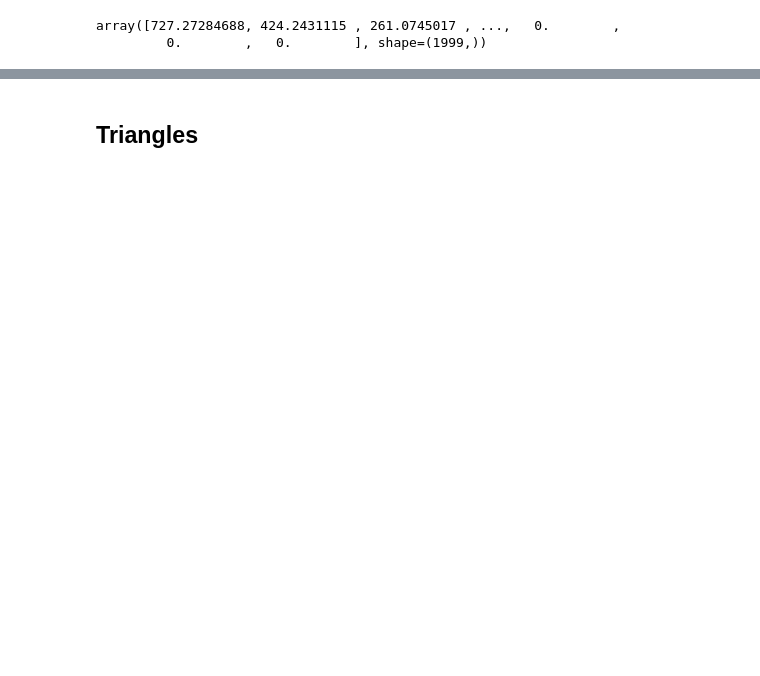
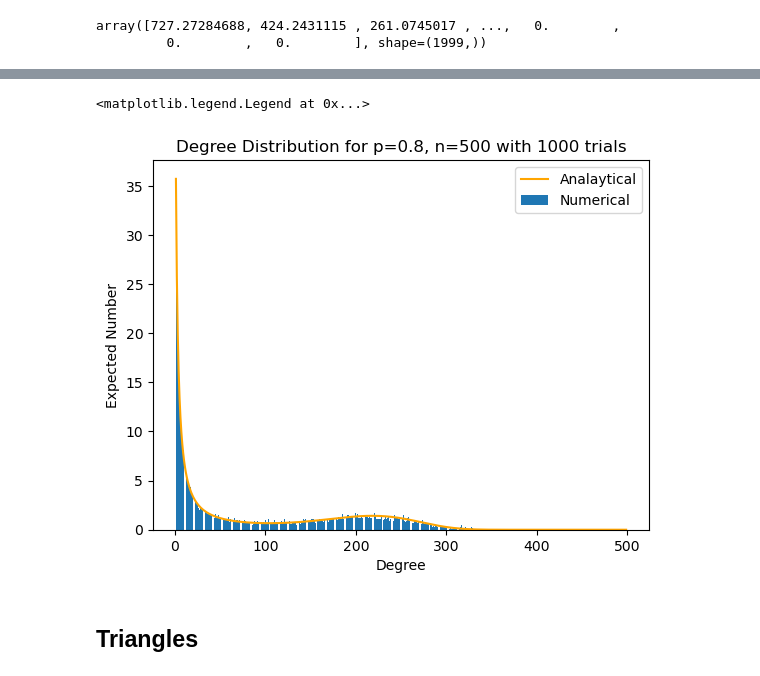
Before and after one commit to candidate1099704/networks, a Jupyter notebook: final.ipynb, the cells around one changed output, grey strips where cells are left out. Saved outputs shown, nothing was run; the diff lists cells and outputs as text; code cells hidden in the pictures; blank space fills up the shorter version.

```diff
--- a/final.ipynb
+++ b/final.ipynb
@@ -161,3 +161,28 @@ plt.legend()
+# %%
+from collections import Counter
+cnt = Counter()
+trials = 1000
+
+p, n, cutoff = 0.8, 500, 500
+dk = np.zeros(n - 1)
+
+for _ in range(trials):
+    graph = create_all_or_none(p, n)
+    G = nx.from_numpy_array(graph)
+    for _, d in G.degree():
+        dk[d - 1] += 1
+
+dk /= trials
+x = np.arange(cutoff - 1) + 1
+plt.bar(x, dk[:cutoff], label="Numerical")
+plt.plot(x, degree_recur(p, n)[:cutoff], color="orange", label="Analaytical")
+plt.title(f"Degree Distribution for p={p}, n={n} with {trials} trials")
+plt.xlabel("Degree")
+plt.ylabel("Expected Number")
+plt.legend()
+# %% [output]
+<matplotlib.legend.Legend at 0x...>
+[figure, added]
 # %% [markdown]
 ## Triangles
 # %%
```
Also changed, not shown: parts of 23 cells of this notebook, 1 other file.
